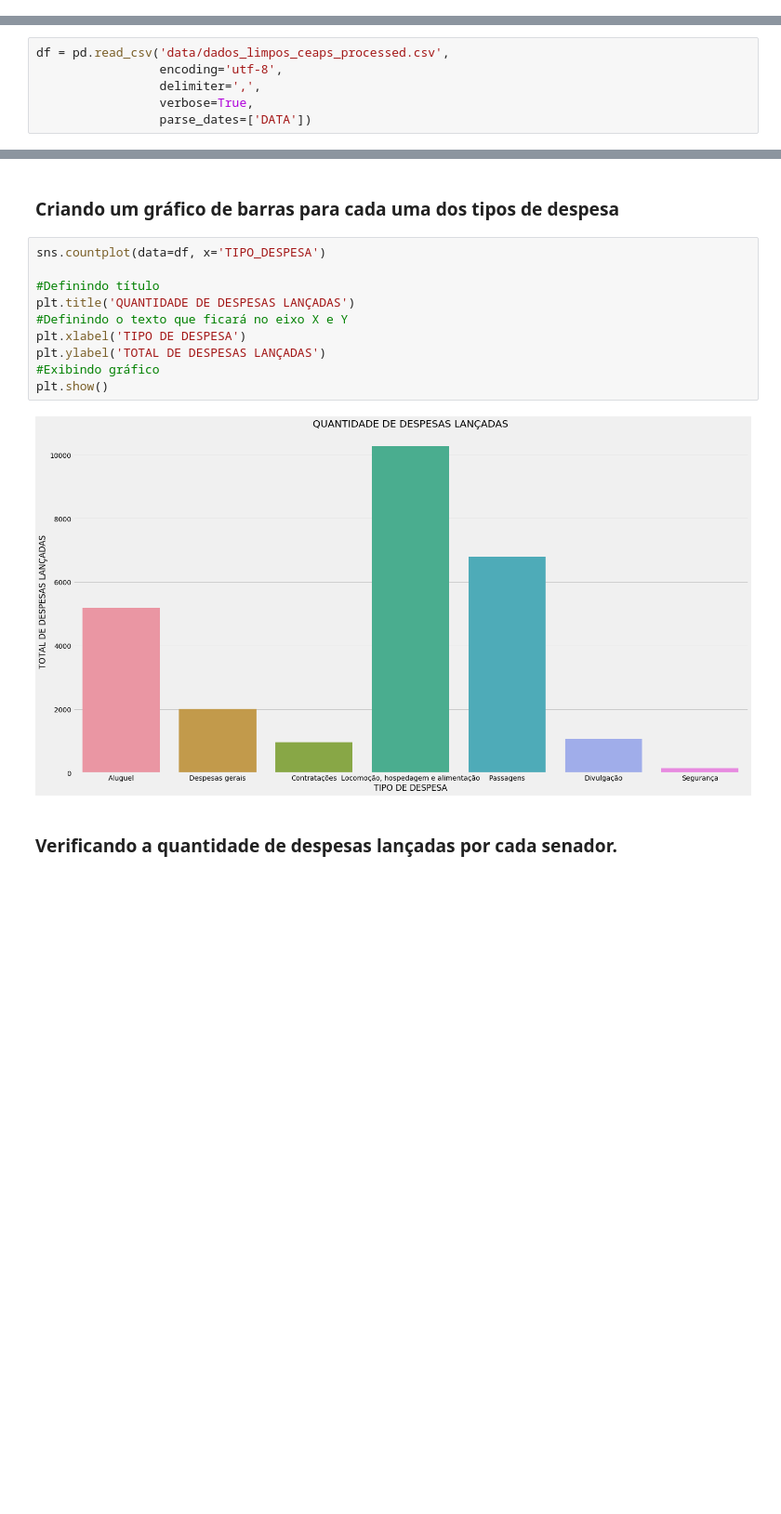
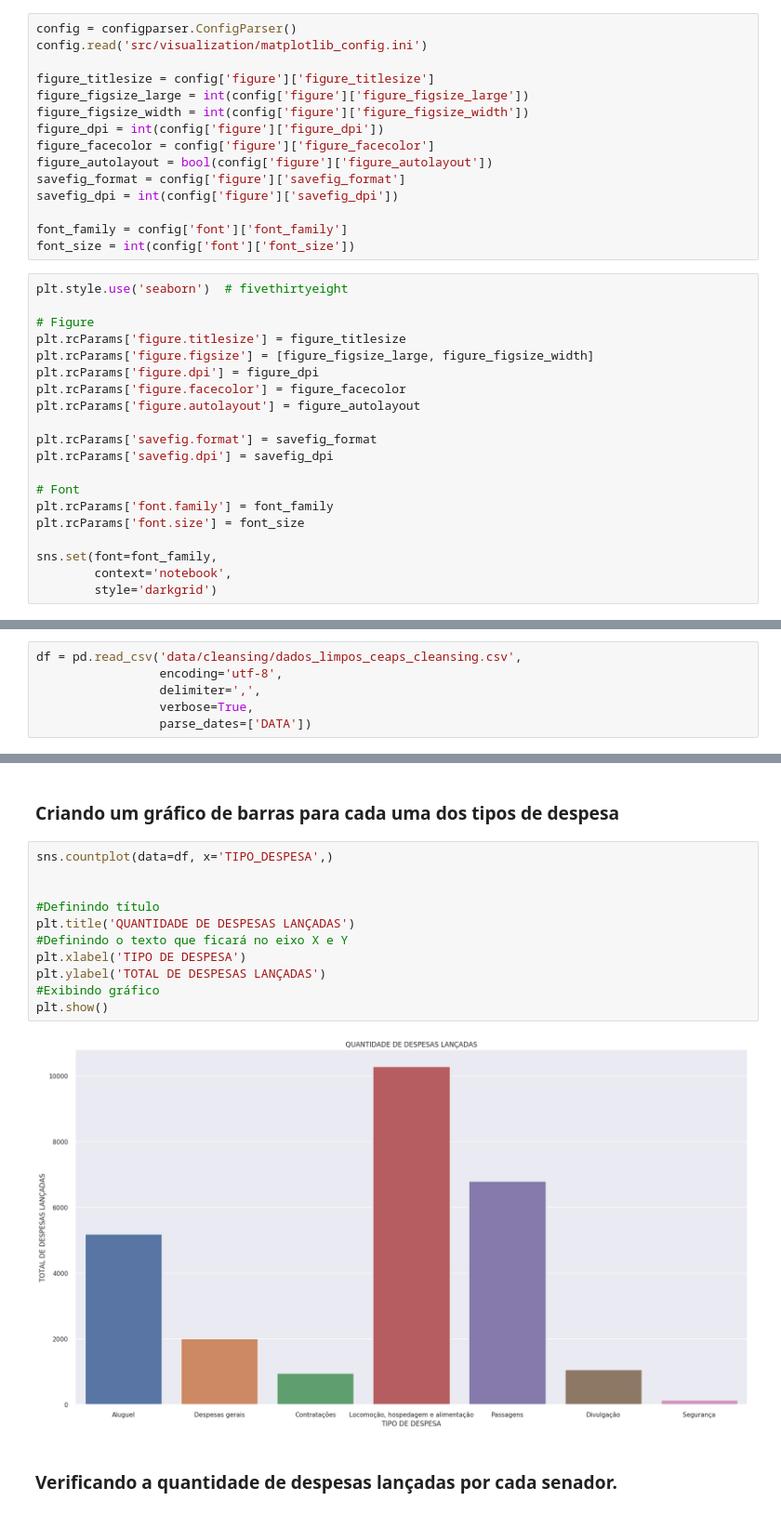
Before and after one commit to brunocampos01/analise-despesas-senadores-CEAPS, a Jupyter notebook: notebooks/CEAPS-2016-part02.ipynb, the cells around one changed output, grey strips where cells are left out. Shown at 93% size. Drawn from its saved outputs; the diff is of its cells as text; blank space fills up the shorter version.

```diff
--- a/notebooks/CEAPS-2016-part02.ipynb
+++ b/notebooks/CEAPS-2016-part02.ipynb
@@ -50,0 +37,35 @@ colormap = plt.cm.cool
+# %%
+config = configparser.ConfigParser()
+config.read('src/visualization/matplotlib_config.ini')
+
+figure_titlesize = config['figure']['figure_titlesize']
+figure_figsize_large = int(config['figure']['figure_figsize_large'])
+figure_figsize_width = int(config['figure']['figure_figsize_width'])
+figure_dpi = int(config['figure']['figure_dpi'])
+figure_facecolor = config['figure']['figure_facecolor']
+figure_autolayout = bool(config['figure']['figure_autolayout'])
+savefig_format = config['figure']['savefig_format']
+savefig_dpi = int(config['figure']['savefig_dpi'])
+
+font_family = config['font']['font_family']
+font_size = int(config['font']['font_size'])
+# %%
+plt.style.use('seaborn')  # fivethirtyeight
+
+# Figure
+plt.rcParams['figure.titlesize'] = figure_titlesize
+plt.rcParams['figure.figsize'] = [figure_figsize_large, figure_figsize_width]
+plt.rcParams['figure.dpi'] = figure_dpi
+plt.rcParams['figure.facecolor'] = figure_facecolor
+plt.rcParams['figure.autolayout'] = figure_autolayout
+
+plt.rcParams['savefig.format'] = savefig_format
+plt.rcParams['savefig.dpi'] = savefig_dpi
+
+# Font
+plt.rcParams['font.family'] = font_family
+plt.rcParams['font.size'] = font_size
+
+sns.set(font=font_family,
+        context='notebook',
+        style='darkgrid')
@@ -51,7 +91,7 @@ colormap = plt.cm.cool
 # %% [markdown]
 ### Load dataset
 # %%
-df = pd.read_csv('data/dados_limpos_ceaps_processed.csv',
+df = pd.read_csv('data/cleansing/dados_limpos_ceaps_cleansing.csv',
                  encoding='utf-8',
                  delimiter=',',
                  verbose=True,
@@ -101,17 +141,18 @@ senador29.shape
 # %% [markdown]
 ### Criando um gráfico de barras para cada uma dos tipos de despesa
 # %%
-sns.countplot(data=df, x='TIPO_DESPESA')
+sns.countplot(data=df, x='TIPO_DESPESA',)
+
 
 #Definindo título
 plt.title('QUANTIDADE DE DESPESAS LANÇADAS')
 #Definindo o texto que ficará no eixo X e Y
 plt.xlabel('TIPO DE DESPESA')
 plt.ylabel('TOTAL DE DESPESAS LANÇADAS')
 #Exibindo gráfico
 plt.show()
 # %% [output]
-[figure, old version]
+[figure, new version]
 # %% [markdown]
 ### Verificando a quantidade de despesas lançadas por cada senador.
 # %%
```
Also changed, not shown: parts of 16 cells of this notebook, 42 other files.
